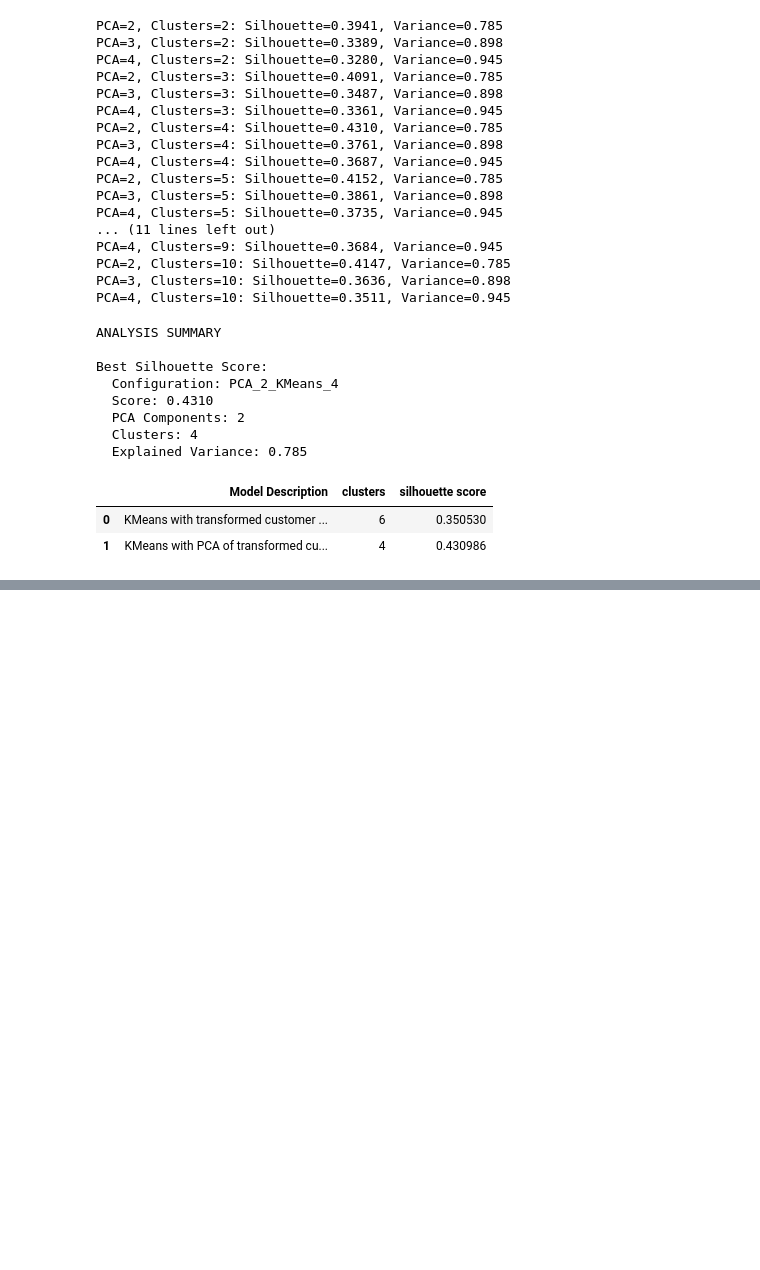
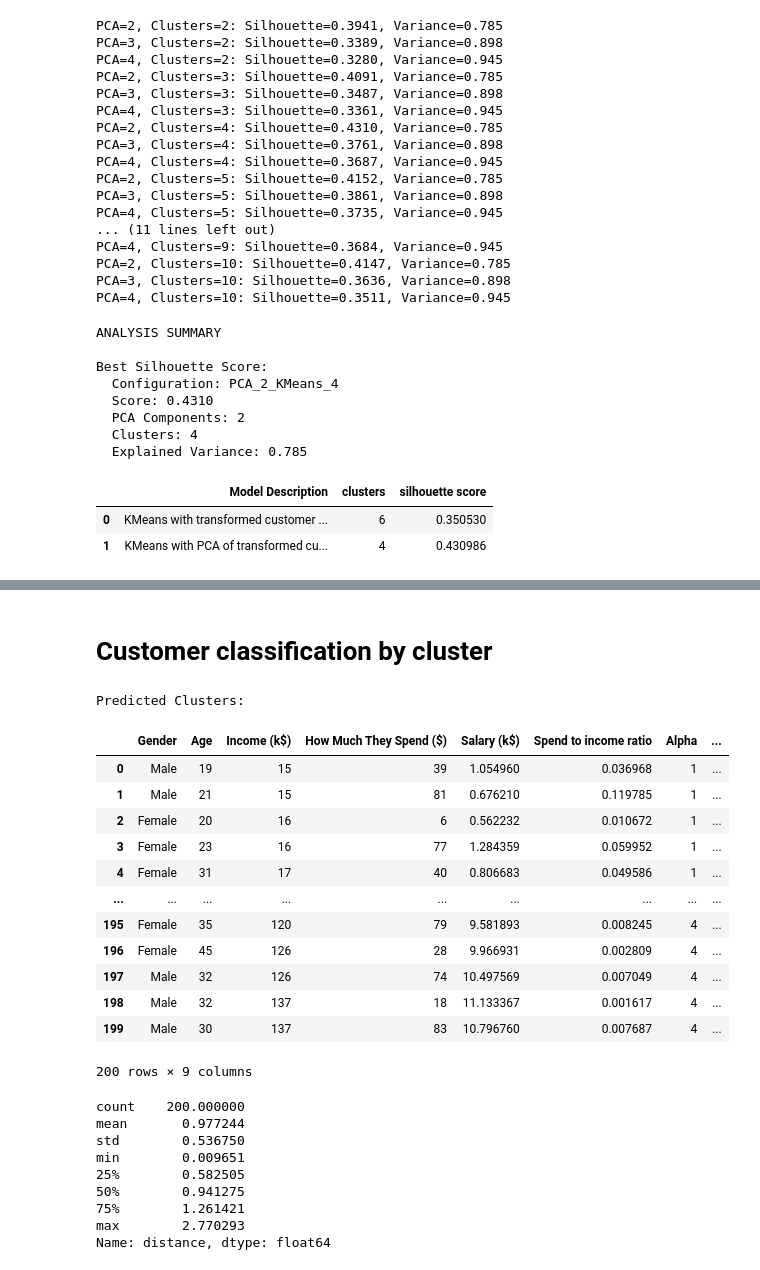
Before and after one commit to rogersoh/sp_AI_MachineLearning, a Jupyter notebook: Applied_Machine_Learning/assignment/ca2 assignment/assignment_ca2_partA.ipynb, the cells around one changed output, grey strips where cells are left out. Drawn from its saved outputs; the diff is of its cells as text; code cells hidden in the pictures; blank space fills up the shorter version.

```diff
--- a/Applied_Machine_Learning/assignment/ca2 assignment/assignment_ca2_partA.ipynb
+++ b/Applied_Machine_Learning/assignment/ca2 assignment/assignment_ca2_partA.ipynb
@@ -330,0 +495,40 @@ Best Silhouette Score:
+# %% [markdown]
+# Customer classification by cluster
+# %%
+pipeline.set_params(**best_silhouette_params_kmeans)
+
+cluster_labels = pipeline.fit_predict(customer)
+customer_predicted = customer.copy()
+
+customer_predicted['Cluster'] = cluster_labels
+
+distances = pipeline.transform(customer).min(axis=1)
+
+customer_predicted["distance"] = distances
+print("\nPredicted Clusters:")
+display(customer_predicted)
+customer_predicted["distance"].describe()
+# %% [output]
+Predicted Clusters:
+|  | Gender | Age | Income (k$) | How Much They Spend ($) | Salary (k$) | Spend to income ratio | Alpha | ... |
+| 0 | Male | 19 | 15 | 39 | 1.054960 | 0.036968 | 1 | ... |
+| 1 | Male | 21 | 15 | 81 | 0.676210 | 0.119785 | 1 | ... |
+| 2 | Female | 20 | 16 | 6 | 0.562232 | 0.010672 | 1 | ... |
+| 3 | Female | 23 | 16 | 77 | 1.284359 | 0.059952 | 1 | ... |
+| 4 | Female | 31 | 17 | 40 | 0.806683 | 0.049586 | 1 | ... |
+| ... | ... | ... | ... | ... | ... | ... | ... | ... |
+| 195 | Female | 35 | 120 | 79 | 9.581893 | 0.008245 | 4 | ... |
+| 196 | Female | 45 | 126 | 28 | 9.966931 | 0.002809 | 4 | ... |
+| 197 | Male | 32 | 126 | 74 | 10.497569 | 0.007049 | 4 | ... |
+| 198 | Male | 32 | 137 | 18 | 11.133367 | 0.001617 | 4 | ... |
+| 199 | Male | 30 | 137 | 83 | 10.796760 | 0.007687 | 4 | ... |
+200 rows × 9 columns
+count    200.000000
+mean       0.977244
+std        0.536750
+min        0.009651
+25%        0.582505
+50%        0.941275
+75%        1.261421
+max        2.770293
+Name: distance, dtype: float64
```
Also changed, not shown: parts of 14 cells of this notebook.
